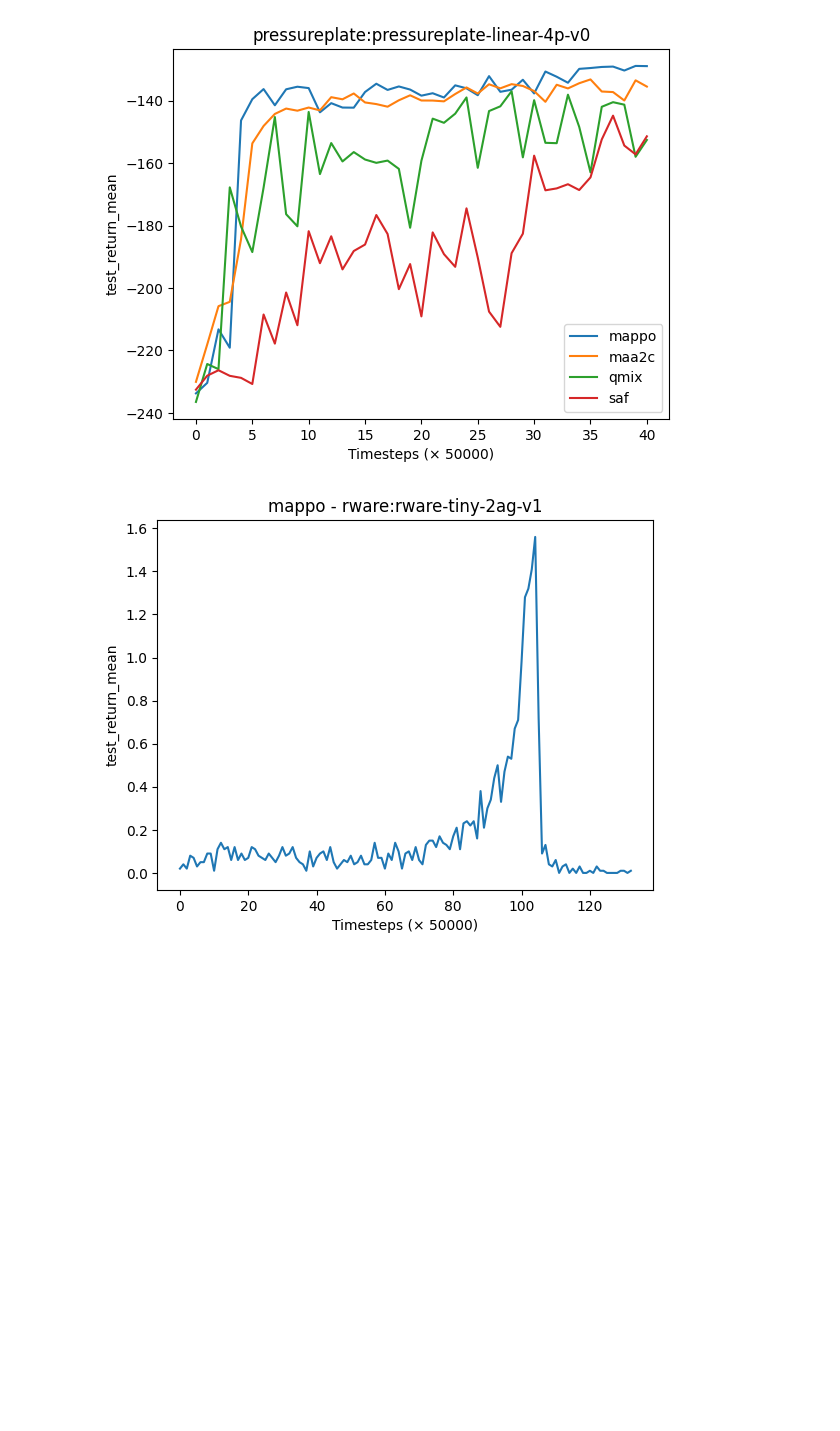
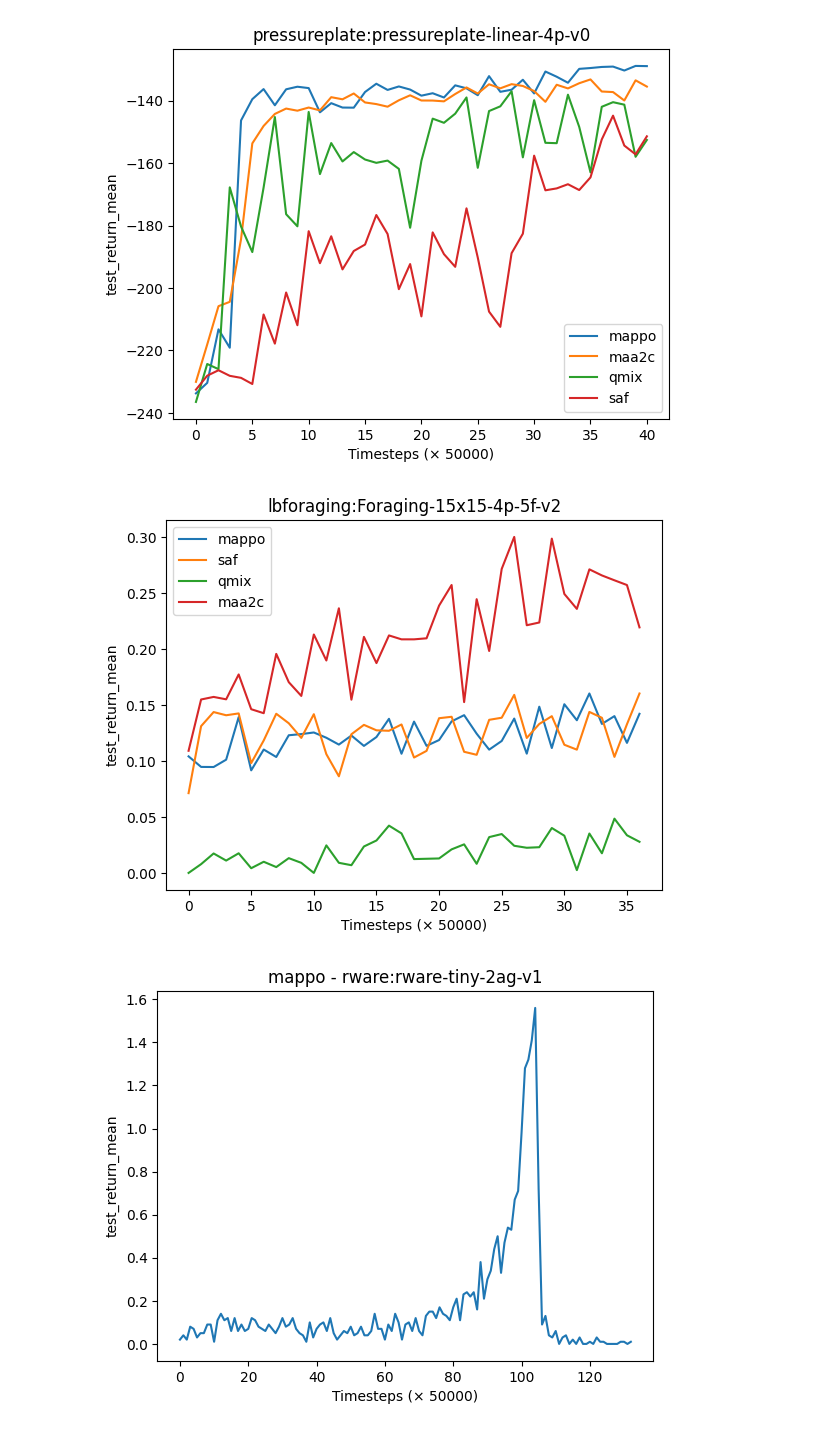
Before and after one commit to uoe-agents/epymarl, a Jupyter notebook: results/sacred/visualize.ipynb, the cells around one changed output. Drawn from its saved outputs; the diff is of its cells as text; code cells hidden in the pictures; blank space fills up the shorter version.

```diff
--- a/results/sacred/visualize.ipynb
+++ b/results/sacred/visualize.ipynb
@@ -69,6 +80,10 @@ plot_env_algos(TESTS_2)
 plot_env_algos(TESTS_3)
 # %% [output]
 [figure]
+# %%
+plot_env_algos(TESTS_4)
+# %% [output]
+[figure, added]
 # %%
 alg = 'mappo'
 e = 'rware:rware-tiny-2ag-v1'
```
Also changed, not shown: parts of 2 cells of this notebook, 2 other files.
